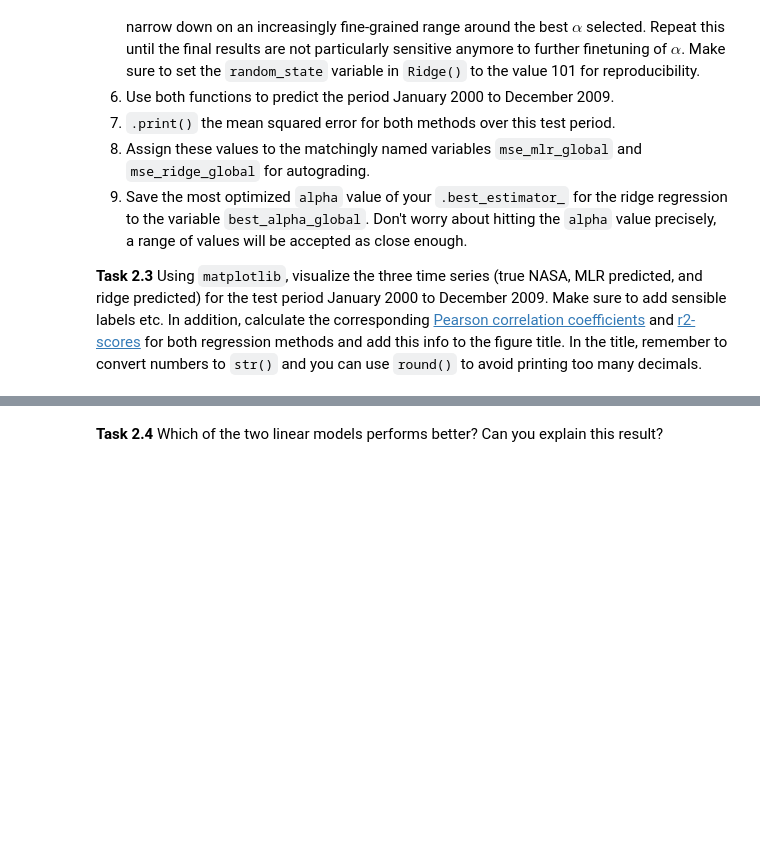
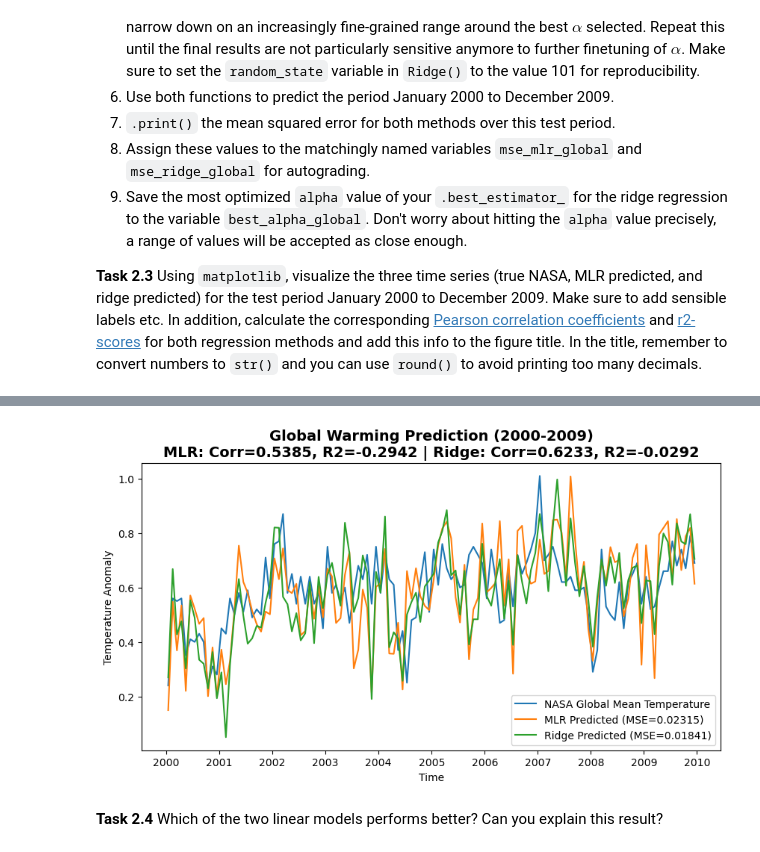
Before and after one commit to nina-prog/climate-env-ml, a Jupyter notebook: Assignment02/Assignment02/Exercise02.ipynb, the cells around one changed output, grey strips where cells are left out. Saved outputs shown, nothing was run; the diff lists cells and outputs as text; code cells hidden in the pictures; blank space fills up the shorter version.

```diff
--- a/Assignment02/Assignment02/Exercise02.ipynb
+++ b/Assignment02/Assignment02/Exercise02.ipynb
@@ -413,0 +547,24 @@ raise NotImplementedError()
+# %%
+# Task 2.3
+fig, ax = plt.subplots(figsize=(10,5))
+# YOUR CODE HERE
+# Same Issue as before at task 2.1: Got error "TypeError: Cannot convert fill_value ? to dtype float64" when trying to plot it due to the time format. Workaround:
+from datetime import datetime
+nasa_time_test = nasa_time[idx_test] # use boolean mask
+nasa_time_test_converted = [datetime(t.year, t.month, t.day, t.hour, t.minute, t.second) for t in nasa_time_test]
+print(nasa_time_test_converted[0], nasa_time_test_converted[-1])
+# calculate Pearson correlation coefficients and r2-scores
+corr_mlr = np.corrcoef(y_test, y_pred_mlr)[0, 1]
+r2_mlr = r2_score(y_test, y_pred_mlr)
+corr_ridge = np.corrcoef(y_test, y_pred_ridge)[0, 1]
+r2_ridge = r2_score(y_test, y_pred_ridge)
+# plot
+plt.plot(nasa_time_test_converted, y_test, label='NASA Global Mean Temperature')
+plt.plot(nasa_time_test_converted, y_pred_mlr, label=f'MLR Predicted (MSE={round(mse_mlr_global, 5)})')
+plt.plot(nasa_time_test_converted, y_pred_ridge, label=f'Ridge Predicted (MSE={round(mse_ridge_global, 5)})')
+plt.xlabel('Time')
+plt.ylabel('Temperature Anomaly')
+plt.title(f'Global Warming Prediction (2000-2009)\nMLR: Corr={round(corr_mlr, 4)}, R2={round(r2_mlr, 4)} | Ridge: Corr={round(corr_ridge, 4)}, R2={round(r2_ridge, 4)}', size=14, fontweight='bold')
+plt.legend()
+plt.show()
+# %% [output]
@@ -414,2 +572,3 @@ raise NotImplementedError()
+[figure, added]
 # %% [markdown]
 **Task 2.4** Which of the two linear models performs better? Can you explain this result?
```
Also changed, not shown: parts of 28 cells of this notebook.
